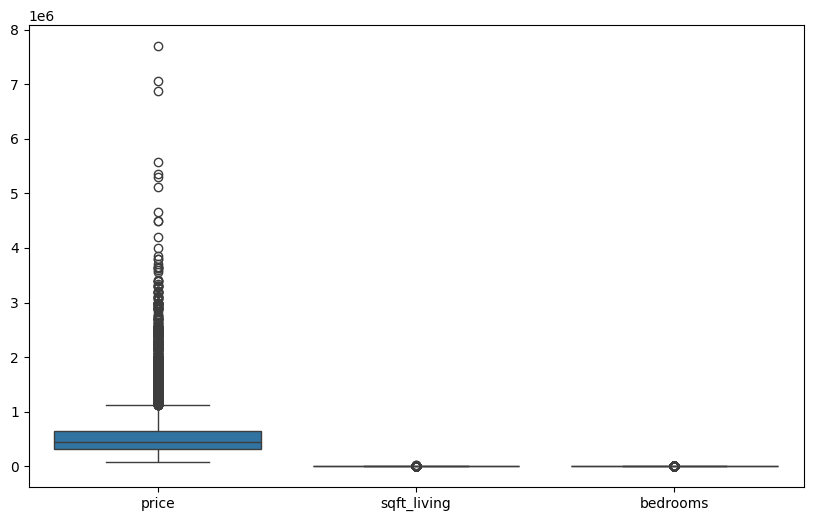
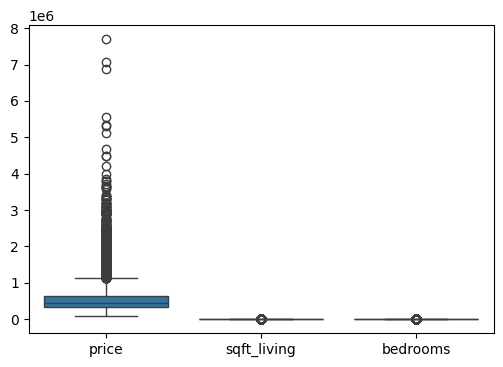
The change to this notebook cell's code, shown as a diff; its figure went from the first image to the second:
--- before
+++ after
@@ -1,3 +1,3 @@
-plt.figure(figsize=(10, 6))
+plt.figure(figsize=(6, 4))
 sns.boxplot(data=df[["price", "sqft_living", "bedrooms"]])
 plt.show()

Commit: feature: add eda results and description